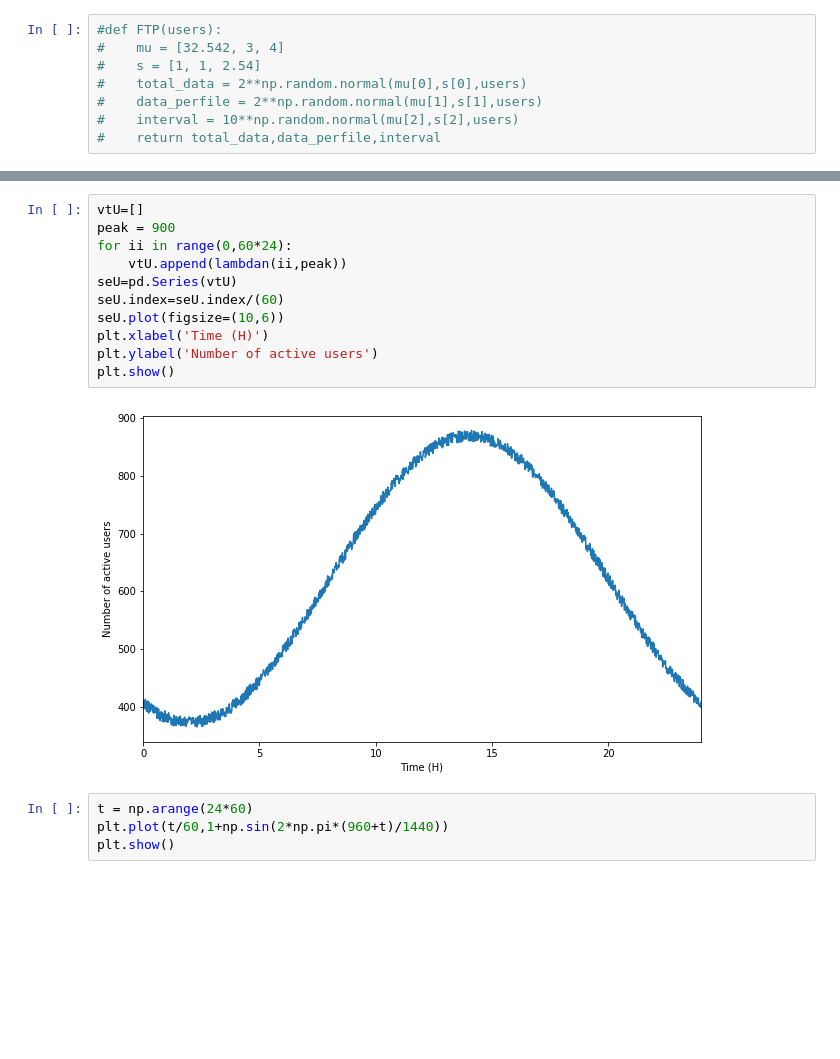
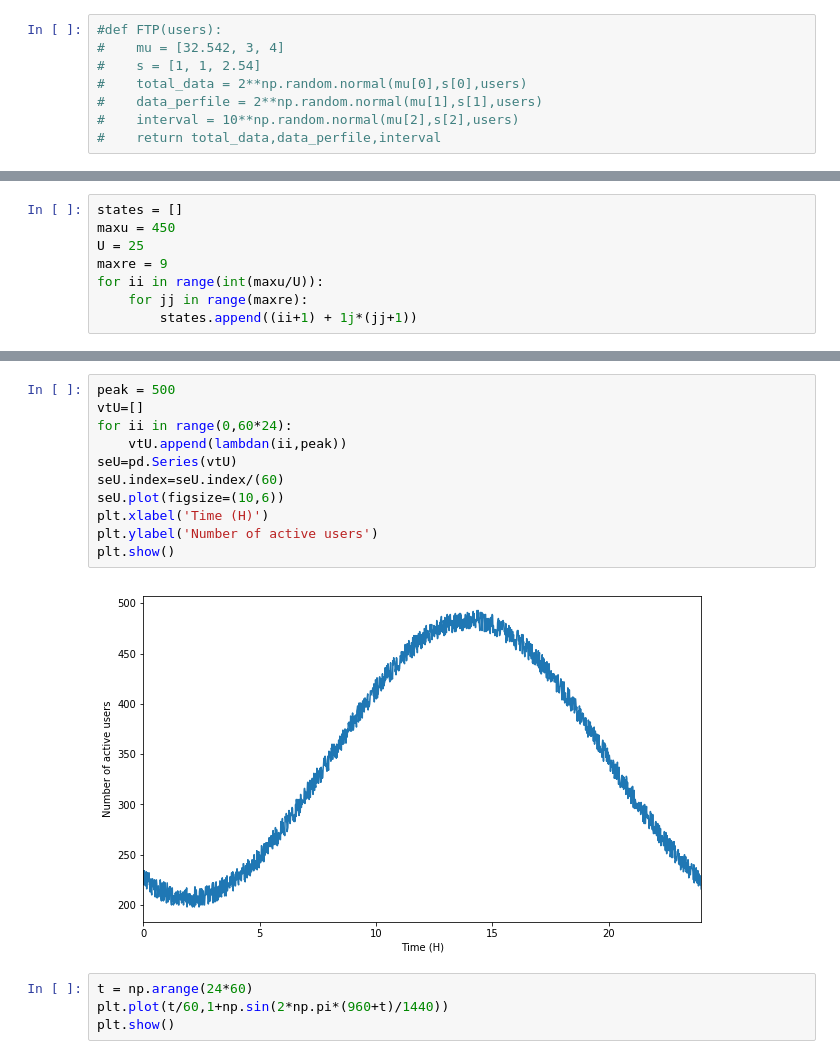
Before and after one commit to Yurisalesr/IC, a Jupyter notebook: Teste-trafego.ipynb, the cells around one changed output, grey strips where cells are left out. Drawn from its saved outputs; the diff is of its cells as text; blank space fills up the shorter version.

```diff
--- a/Teste-trafego.ipynb
+++ b/Teste-trafego.ipynb
@@ -26,0 +25,8 @@ def DpU(self):
+# %%
+states = []
+maxu = 450
+U = 25
+maxre = 9
+for ii in range(int(maxu/U)):
+    for jj in range(maxre):
+        states.append((ii+1) + 1j*(jj+1))
@@ -27,16 +56,16 @@ def DpU(self):
 # %%
+peak = 500
 vtU=[]
-peak = 900
 for ii in range(0,60*24):
     vtU.append(lambdan(ii,peak))
 seU=pd.Series(vtU)
 seU.index=seU.index/(60)
 seU.plot(figsize=(10,6))
 plt.xlabel('Time (H)')
 plt.ylabel('Number of active users')
 plt.show()
 # %% [output]
-[figure, old version]
+[figure, new version]
 # %%
 t = np.arange(24*60)
 plt.plot(t/60,1+np.sin(2*np.pi*(960+t)/1440))
```
Also changed, not shown: parts of 6 cells of this notebook.
